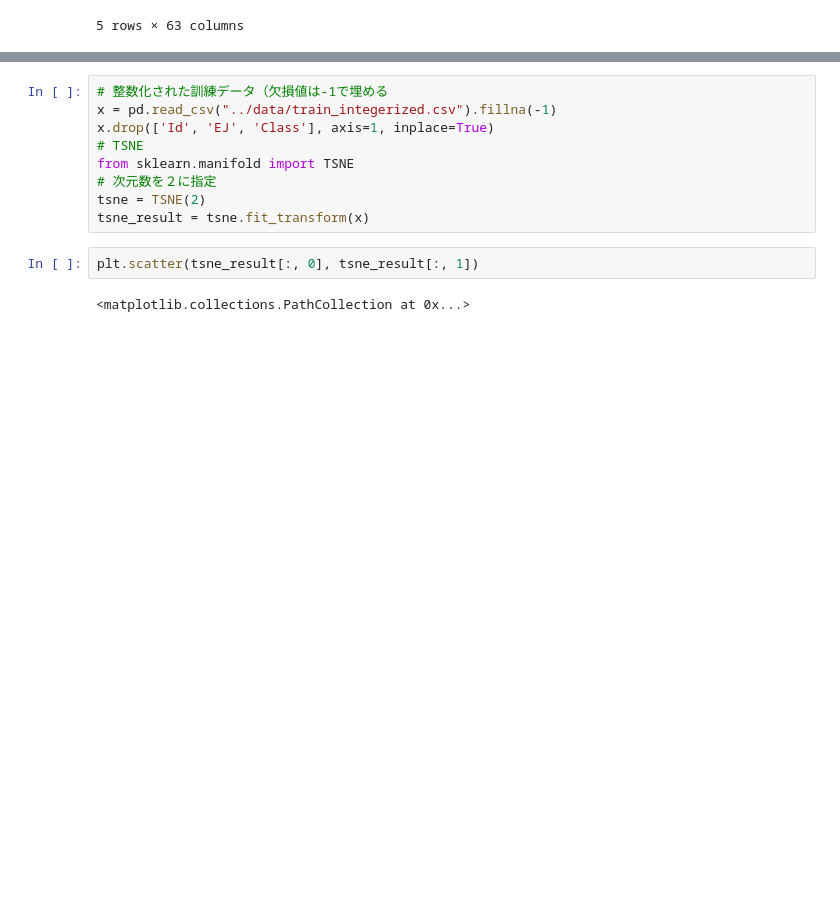
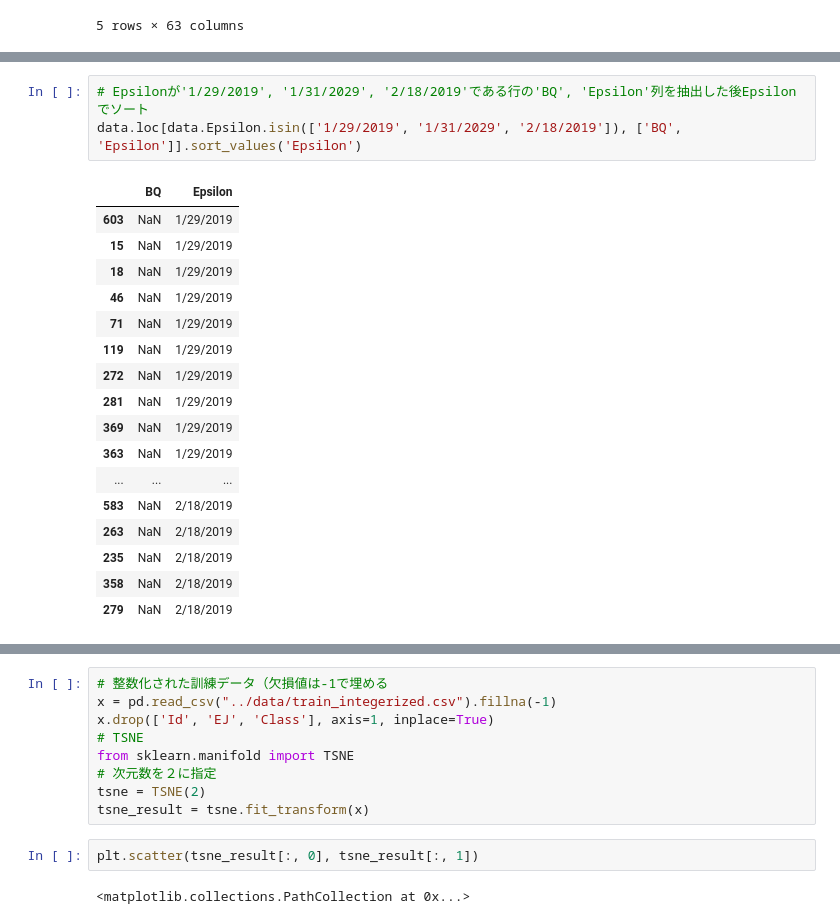
Before and after one commit to srs-1123/ICR-Identifying-Age-Related-Conditions, a Jupyter notebook: src/EDA.ipynb, the cells around one changed output, grey strips where cells are left out. Cells and saved outputs as stored; diff of their text form; blank space fills up the shorter version.

```diff
--- a/src/EDA.ipynb
+++ b/src/EDA.ipynb
@@ -124,0 +178,21 @@ BN_class_count.head()
+# %%
+# Epsilonが'1/29/2019', '1/31/2029', '2/18/2019'である行の'BQ', 'Epsilon'列を抽出した後Epsilonでソート
+data.loc[data.Epsilon.isin(['1/29/2019', '1/31/2029', '2/18/2019']), ['BQ', 'Epsilon']].sort_values('Epsilon')
+# %% [output]
+|  | BQ | Epsilon |
+| 603 | NaN | 1/29/2019 |
+| 15 | NaN | 1/29/2019 |
+| 18 | NaN | 1/29/2019 |
+| 46 | NaN | 1/29/2019 |
+| 71 | NaN | 1/29/2019 |
+| 119 | NaN | 1/29/2019 |
+| 272 | NaN | 1/29/2019 |
+| 281 | NaN | 1/29/2019 |
+| 369 | NaN | 1/29/2019 |
+| 363 | NaN | 1/29/2019 |
+| ... | ... | ... |
+| 583 | NaN | 2/18/2019 |
+| 263 | NaN | 2/18/2019 |
+| 235 | NaN | 2/18/2019 |
+| 358 | NaN | 2/18/2019 |
+| 279 | NaN | 2/18/2019 |
```
Also changed, not shown: parts of 30 cells of this notebook, 1 other file.
